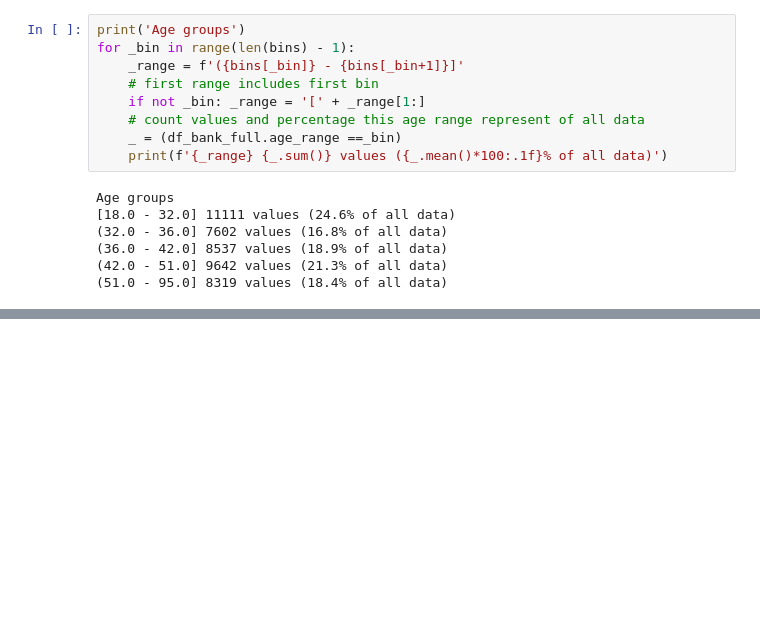
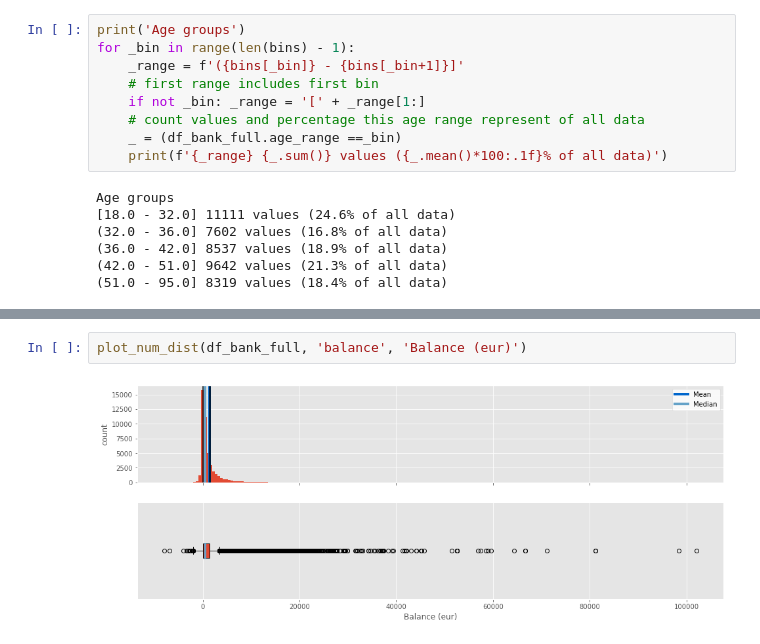
Before and after one commit to TK-Problem/Task-for-Quantitative-Analyst, a Jupyter notebook: results.ipynb, the cells around one changed output, grey strips where cells are left out. Drawn from its saved outputs; the diff is of its cells as text; blank space fills up the shorter version.

```diff
--- a/results.ipynb
+++ b/results.ipynb
@@ -449,0 +688,4 @@ df_sample.tail()
+# %%
+plot_num_dist(df_bank_full, 'balance', 'Balance (eur)')
+# %% [output]
+[figure, added]
```
Also changed, not shown: parts of 51 cells of this notebook, 1 other file.
